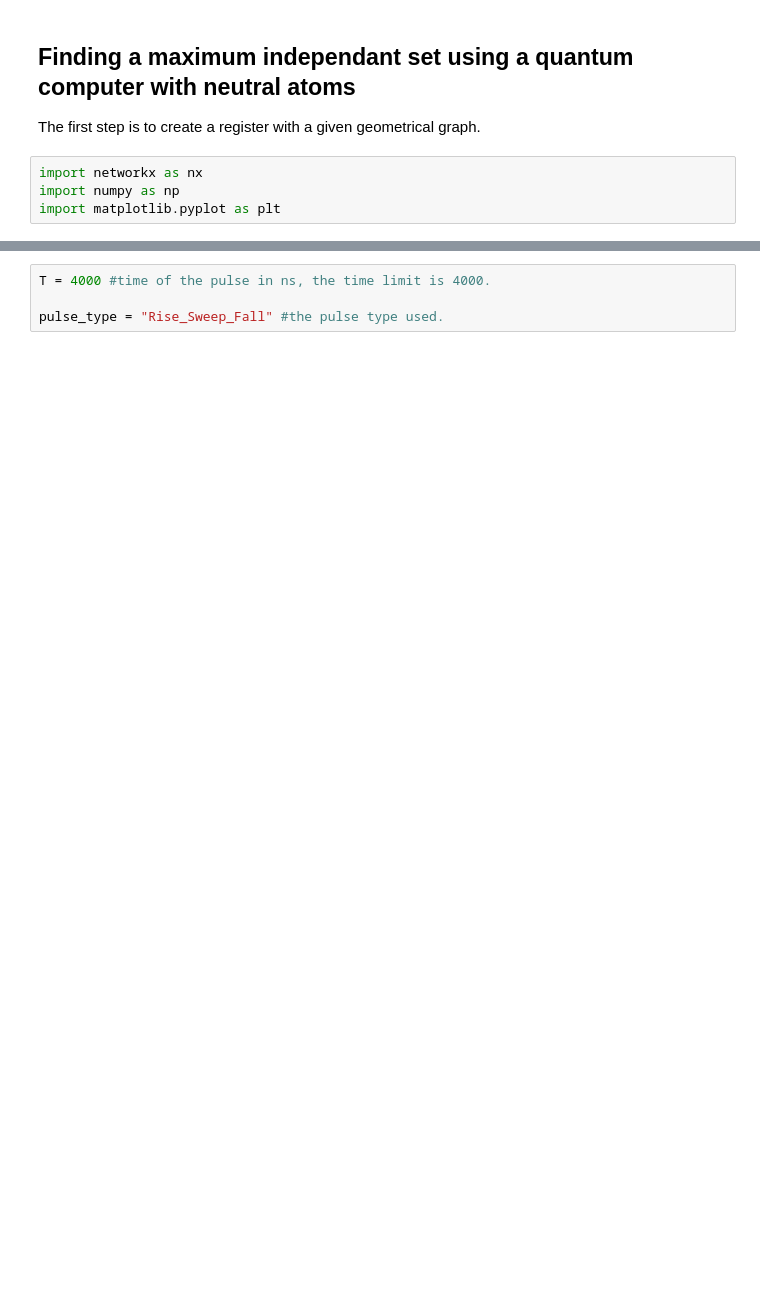
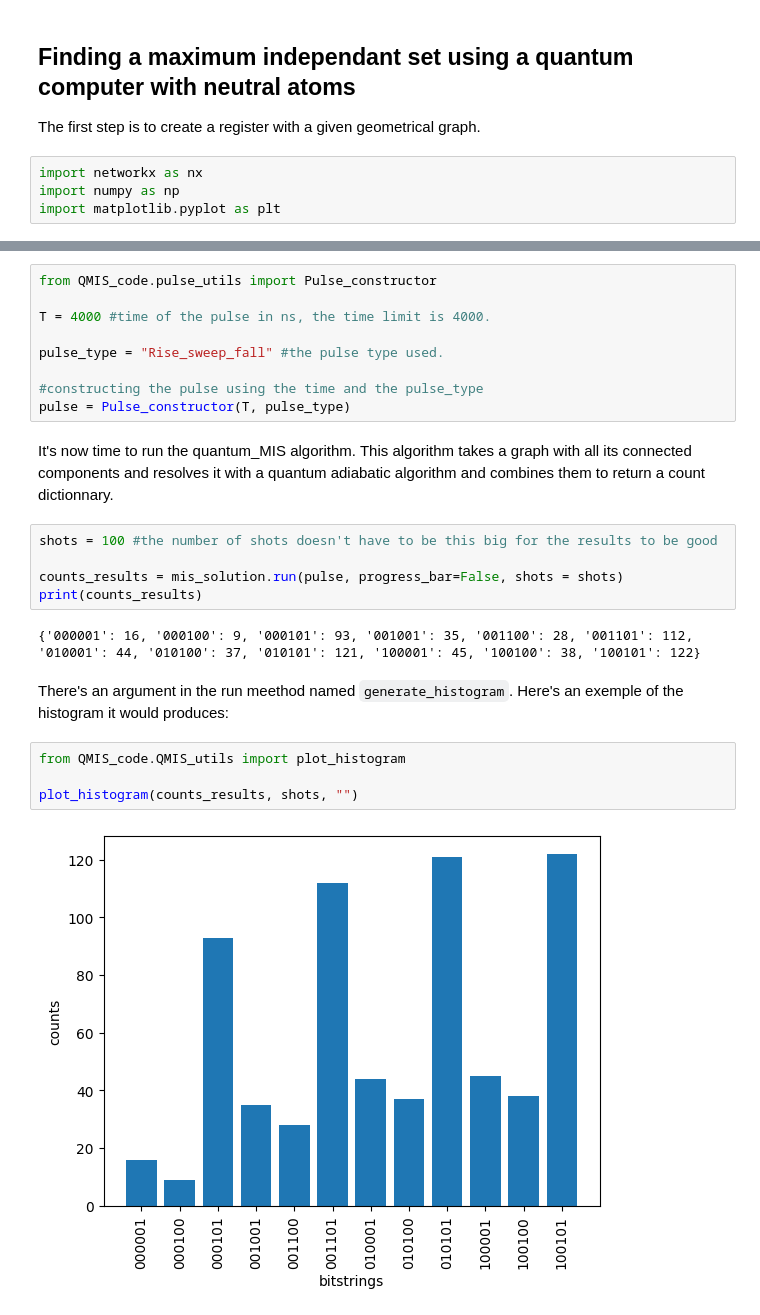
Before and after one commit to inking02/ReQpex, a Jupyter notebook: tutorial.ipynb, the cells around one changed output, grey strips where cells are left out. Drawn from its saved outputs; the diff is of its cells as text; blank space fills up the shorter version.

```diff
--- a/tutorial.ipynb
+++ b/tutorial.ipynb
@@ -45,6 +50,28 @@ Now that we have created the register, we need to create a Pulse. In this projec
 
 - "Waveform" -> This pulse starts at 0, is at Omega at half of the total time, and falls back to 0 at the end, but follows a waveform pattern instead of a linear pattern like the Rise_Fall.
 # %%
+from QMIS_code.pulse_utils import Pulse_constructor
+
 T = 4000 #time of the pulse in ns, the time limit is 4000.
 
-pulse_type = "Rise_Sweep_Fall" #the pulse type used.
+pulse_type = "Rise_sweep_fall" #the pulse type used.
+
+#constructing the pulse using the time and the pulse_type
+pulse = Pulse_constructor(T, pulse_type)
+# %% [markdown]
+It's now time to run the quantum_MIS algorithm. This algorithm takes a graph with all its connected components and resolves it with a quantum adiabatic algorithm and combines them to return a count dictionnary.
+# %%
+shots = 100 #the number of shots doesn't have to be this big for the results to be good
+
+counts_results = mis_solution.run(pulse, progress_bar=False, shots = shots)
+print(counts_results)
+# %% [output]
+{'000001': 16, '000100': 9, '000101': 93, '001001': 35, '001100': 28, '001101': 112, '010001': 44, '010100': 37, '010101': 121, '100001': 45, '100100': 38, '100101': 122}
+# %% [markdown]
+There's an argument in the run meethod named `generate_histogram`. Here's an exemple of the histogram it would produces:
+# %%
+from QMIS_code.QMIS_utils import plot_histogram
+
+plot_histogram(counts_results, shots, "")
+# %% [output]
+[figure, added]
```
Also changed, not shown: parts of 3 cells of this notebook, 4 other files.
